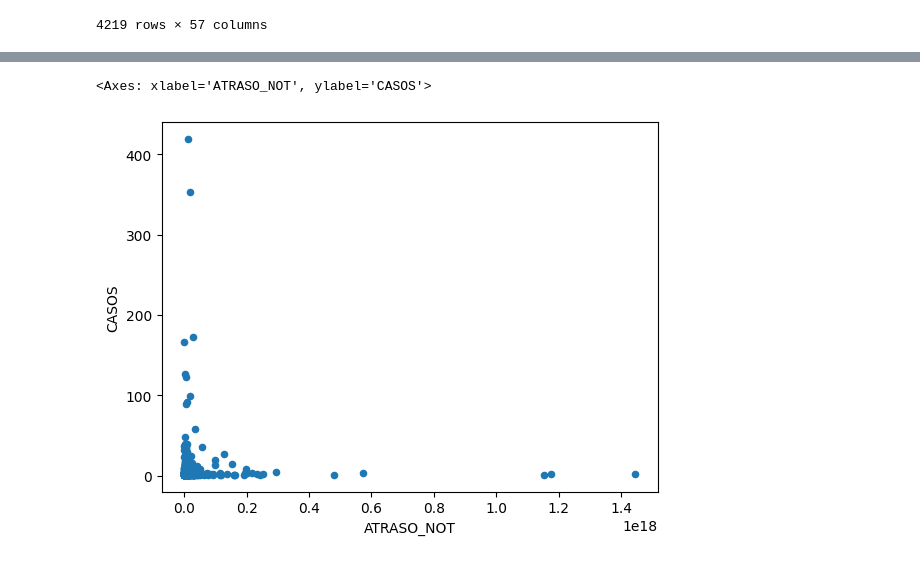
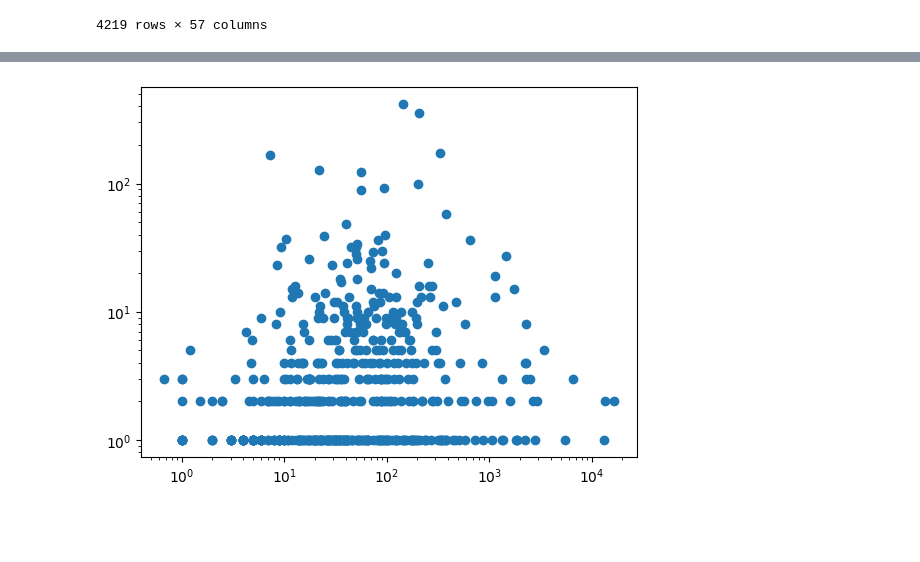
Before and after one commit to kauanmaf/Kauan_e_Pedro_A2_IC, a Jupyter notebook: questoes_pedro.ipynb, the cells around one changed output, grey strips where cells are left out. Saved outputs shown, nothing was run; the diff lists cells and outputs as text; code cells hidden in the pictures; blank space fills up the shorter version.

```diff
--- a/questoes_pedro.ipynb
+++ b/questoes_pedro.ipynb
@@ -216,8 +217,7 @@ atraso = pd.read_parquet("esquistossomose.parquet")
 atraso["DT_NOTIFICACAO"] = pd.to_datetime(atraso["DT_NOTIFIC"])
 atraso["DT_SINTOMAS"] = pd.to_datetime(atraso["DT_SIN_PRI"])
 atraso["ATRASO_NOT"] = atraso["DT_NOTIFICACAO"] - atraso["DT_SINTOMAS"]
-for i in atraso["ATRASO_NOT"]:
-    i = str(i)
+atraso["ATRASO_NOT"] = atraso["ATRASO_NOT"].dt.days
 
 atraso
 # %% [output]
@@ -235,8 +235,6 @@ atraso
 | 4218 | 2 | B659 | 20181231 | 201901 | 2018 | 31 | 310620 | 1449 | 0023892 | ... |
 4219 rows × 57 columns
 # %%
-atraso_por_municipio = pd.DataFrame(atraso.groupby("ID_MUNICIP")["ATRASO_NOT"].mean())
-notificacoes_por_municipio = atraso.groupby("ID_MUNICIP")["ATRASO_NOT"].count()
-print(atraso_por_municipio)
-notificacoes_por_municipio
+atraso_por_municipio = pd.DataFrame(atraso.groupby("ID_MUNICIP")["ATRASO_NOT"].agg(["count", "mean"]))
+atraso_por_municipio
 # %% [output]
@@ -271,4 +254,0 @@ Name: ATRASO_NOT, Length: 598, dtype: int64
-# %%
-atraso_por_municipio["CASOS"] = atraso_por_municipio.index.map(notificacoes_por_municipio)
-atraso_por_municipio
-atraso_por_municipio
@@ -290,5 +255,7 @@ atraso_por_municipio
-# %%
-atraso_por_municipio.plot.scatter(x = "ATRASO_NOT", y = "CASOS")
-# %% [output]
-<Axes: xlabel='ATRASO_NOT', ylabel='CASOS'>
-[figure, removed]
+# %%
+plt.scatter(atraso_por_municipio["mean"], atraso_por_municipio["count"])
+plt.xscale("log")
+plt.yscale("log")
+plt.show()
+# %% [output]
+[figure, added]
```
Also changed, not shown: parts of 5 cells of this notebook, 1 other file.
